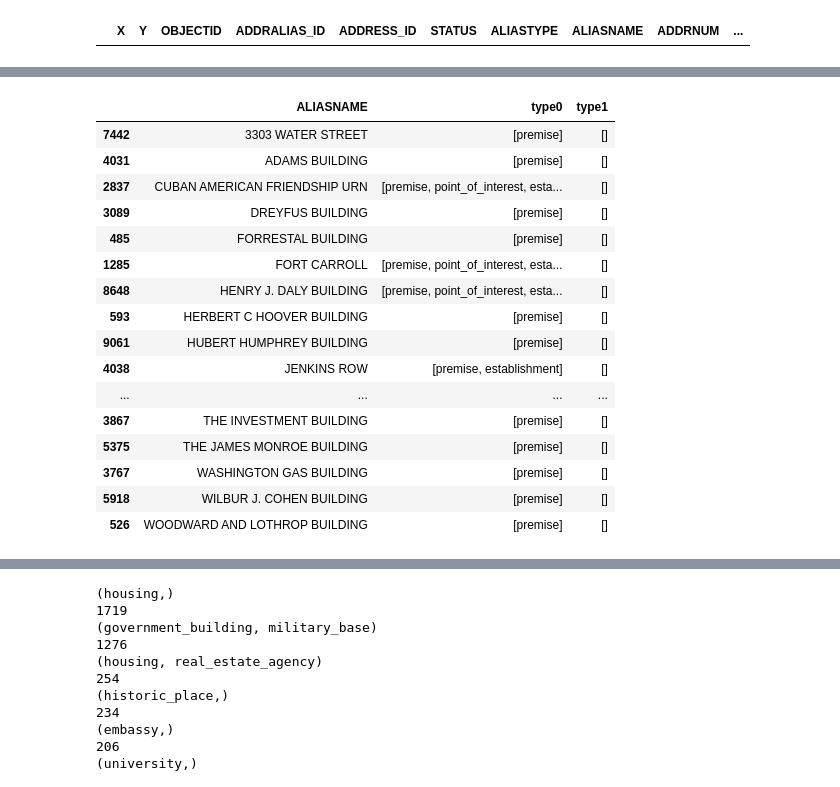
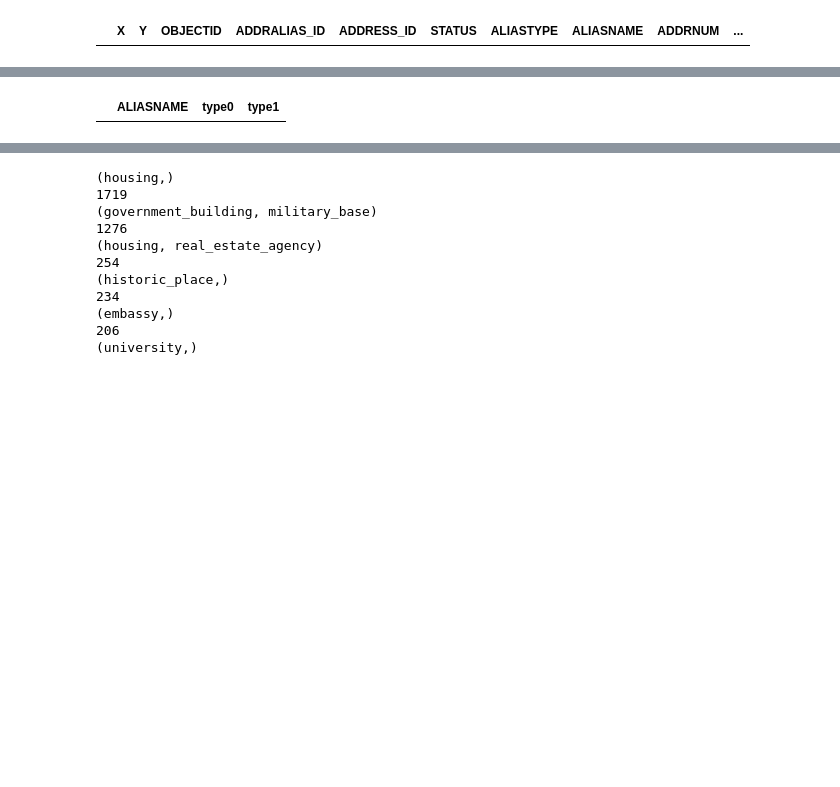
Before and after one commit to NicoleJaneway/dc-block-clustering, a Jupyter notebook: notebooks/Blocks12.ipynb, the cells around one changed output, grey strips where cells are left out. Drawn from its saved outputs; the diff is of its cells as text; code cells hidden in the pictures; blank space fills up the shorter version.

```diff
--- a/notebooks/Blocks12.ipynb
+++ b/notebooks/Blocks12.ipynb
@@ -109,4 +49,23 @@ place_dict = {
 # %%
+def remove_type(type_value):
+    new_type = type_value.copy()
+    remove_list = ['natural_feature','real_estate_agency', 'food', 'establishment','point_of_interest', 'premise', 'subpremise', 'locality', 'route', 'sublocality','intersection','political','neighborhood', 'colloquial_area','sublocality_level_1']
+    for el in remove_list:
+        try:
+            if el in new_type:
+                new_type.remove(el)
+        except (Exception):
+            pass
+    return new_type
+
+def fix_transportation(name_value, type_value):
+    new_type = type_value.copy()
+    if 'METRO STATION' in name_value:
+        new_type = ['transit_station']
+    elif 'VRE STATION' in name_value:
+        new_type = ['transit_station']
+    return new_type
+
 def insert_place_dict(name_value, type_value):
     new_type = type_value.copy()
     for place_type, place_substrings in place_dict.items():
@@ -123,8 +82,7 @@ def insert_place_dict(name_value, type_value):
 
 def use_startswith(name_value, type_value):
     new_type = type_value.copy()
-    new_type = set(new_type)
-    new_type = list(new_type)
+    new_type = list(set(new_type))
     if name_value.startswith('THE ') & (len(name_value.split(' ')) == 2):
         if 'housing' not in new_type:
             new_type += ['housing']
@@ -134,27 +92,44 @@ def use_startswith(name_value, type_value):
     elif name_value.startswith('US '):
         if 'government_building' not in new_type:
             new_type += ['government_building']
-    new_type = set(new_type)
-    new_type = sorted(list(new_type))
+    elif name_value.startswith('EXIT '):
+        new_type = ['uncategorized']
+    new_type = sorted(list(set(new_type)))
     return new_type
 
-def remove_type(type_value):
-    remove_list = ['establishment','point_of_interest','premise', 'subpremise']
-    for el in remove_list:
-        if el in type_value:
-            type_value.remove(el)
-    return(type_value)
+housing_list = ['LONSDALE', 'THE IOWA', 'THE CARTHAGE', 'THE PERRINGTON', 'DUPONT MANOR', 'WASHINGTON-TWINING','CHATEAU THIERRY',]
+
+def one_offs(name_value, type_value, housing_list):
+    new_type = type_value.copy()
+    new_type = list(set(new_type))
+    if name_value in housing_list:
+        new_type = ['housing']
+    return new_type
+
+def fix_supermarkets(type_value):
+    new_type = type_value.copy()
+    new_type = list(set(new_type))
+    if 'supermarket' in type_value:
+        new_type.remove('supermarket')
+        new_type += ['grocery_or_supermarket']
+    return new_type
 
 
-poi['type1'] = poi.apply(lambda x: insert_place_dict(x.ALIASNAME, x.type0), axis=1)
+poi['type1'] = poi.apply(lambda x: remove_type(x.type0), axis=1)
+poi['type1'] = poi.apply(lambda x: fix_transportation(x.ALIASNAME, x.type1), axis=1)
+poi['type1'] = poi.apply(lambda x: insert_place_dict(x.ALIASNAME, x.type1), axis=1)
 poi['type1'] = poi.apply(lambda x: use_startswith(x.ALIASNAME, x.type1), axis=1)
-poi['type1'] = poi.apply(lambda x: remove_type(x.type1), axis=1)
+poi['type1'] = poi.apply(lambda x: one_offs(x.ALIASNAME, x.type1, housing_list), axis=1)
+poi['type1'] = poi.apply(lambda x: fix_supermarkets(x.type1), axis=1)
+
+poi = poi.loc[[(el != ['uncategorized']) for el in poi.type1]]
+poi = poi.loc[poi.ALIASNAME != 'JOB']
+poi = poi.loc[poi.ALIASNAME != 'WASHINGTON BUILDING']
+poi = poi.loc[poi.ALIASNAME != 'THE RHODE ISLAND']
+poi = poi.loc[poi.ALIASNAME != 'DUNBARTON']
 
 
-print('No category:', poi[['ALIASNAME', 'type0', 'type1']].loc[[len(el) == 0 for el in poi['type1']]].shape[0] + poi[['ALIASNAME', 'type0', 'type1']].loc[
-    [el == ['point_of_interest', 'establishment'] for el in poi['type1']]
-    ].sort_values(by='ALIASNAME').shape[0]
-)
+print('No category:', poi[['ALIASNAME', 'type0', 'type1']].loc[[len(el) == 0 for el in poi['type1']]].shape[0])
 
 poi[['ALIASNAME', 'type0', 'type1']].loc[
     [len(el) == 0 for el in poi['type1']]
@@ -164,17 +139 @@ No category: 29
 |  | ALIASNAME | type0 | type1 |
-| 7442 | 3303 WATER STREET | [premise] | [] |
-| 4031 | ADAMS BUILDING | [premise] | [] |
-| 2837 | CUBAN AMERICAN FRIENDSHIP URN | [premise, point_of_interest, esta... | [] |
-| 3089 | DREYFUS BUILDING | [premise] | [] |
-| 485 | FORRESTAL BUILDING | [premise] | [] |
-| 1285 | FORT CARROLL | [premise, point_of_interest, esta... | [] |
-| 8648 | HENRY J. DALY BUILDING | [premise, point_of_interest, esta... | [] |
-| 593 | HERBERT C HOOVER BUILDING | [premise] | [] |
-| 9061 | HUBERT HUMPHREY BUILDING | [premise] | [] |
-| 4038 | JENKINS ROW | [premise, establishment] | [] |
-| ... | ... | ... | ... |
-| 3867 | THE INVESTMENT BUILDING | [premise] | [] |
-| 5375 | THE JAMES MONROE BUILDING | [premise] | [] |
-| 3767 | WASHINGTON GAS BUILDING | [premise] | [] |
-| 5918 | WILBUR J. COHEN BUILDING | [premise] | [] |
-| 526 | WOODWARD AND LOTHROP BUILDING | [premise] | [] |
```
Also changed, not shown: parts of 54 cells of this notebook.
